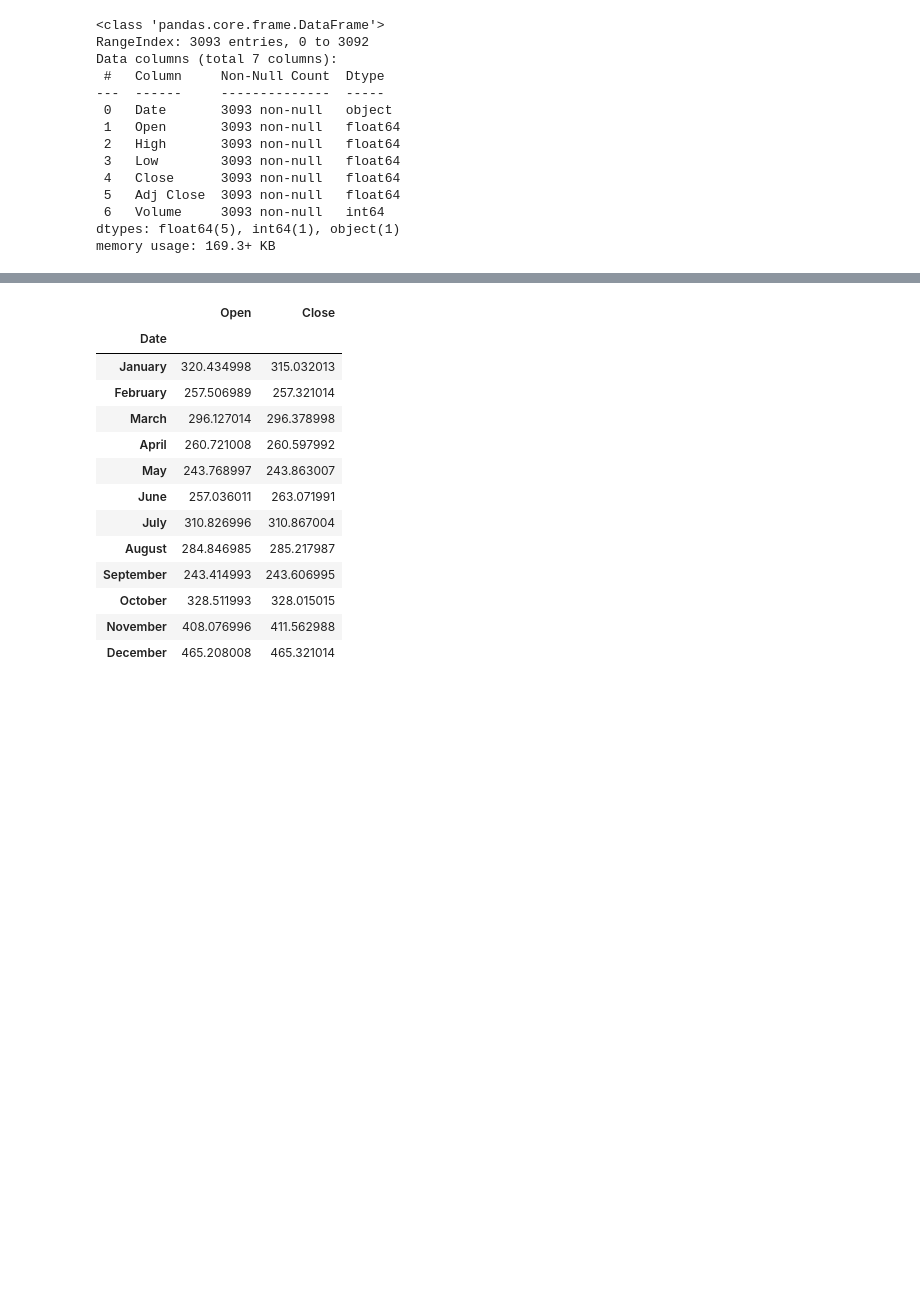
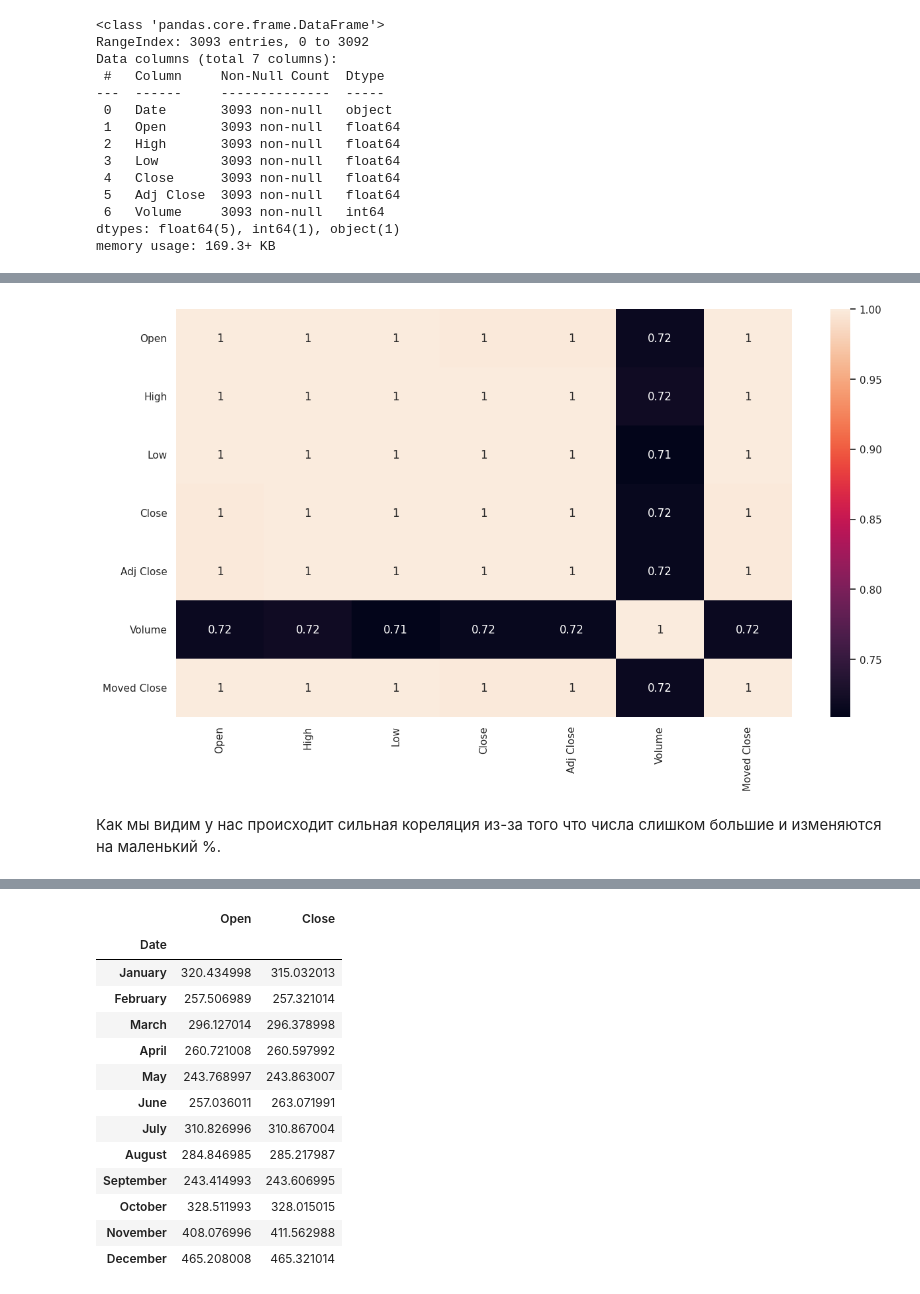
Before and after one commit to BitUpTeam/BitUp, a Jupyter notebook: BitUp.ipynb, the cells around one changed output, grey strips where cells are left out. Cells and saved outputs as stored; diff of their text form; code cells hidden in the pictures; blank space fills up the shorter version.

```diff
--- a/BitUp.ipynb
+++ b/BitUp.ipynb
@@ -101,0 +139,7 @@ df.head()
+# %%
+features = ['Open', 'High',	'Low', 'Volume']
+target = 'Moved Close'
+
+sns.heatmap(df.corr(), annot=True)
+plt.gcf().set_size_inches(15, 8)
+# %% [output]
@@ -101,0 +147,3 @@ df.head()
+[figure, added]
+# %% [markdown]
+Как мы видим у нас происходит сильная кореляция из-за того что числа слишком большие и изменяются на маленький %.
```
Also changed, not shown: parts of 149 cells of this notebook.
